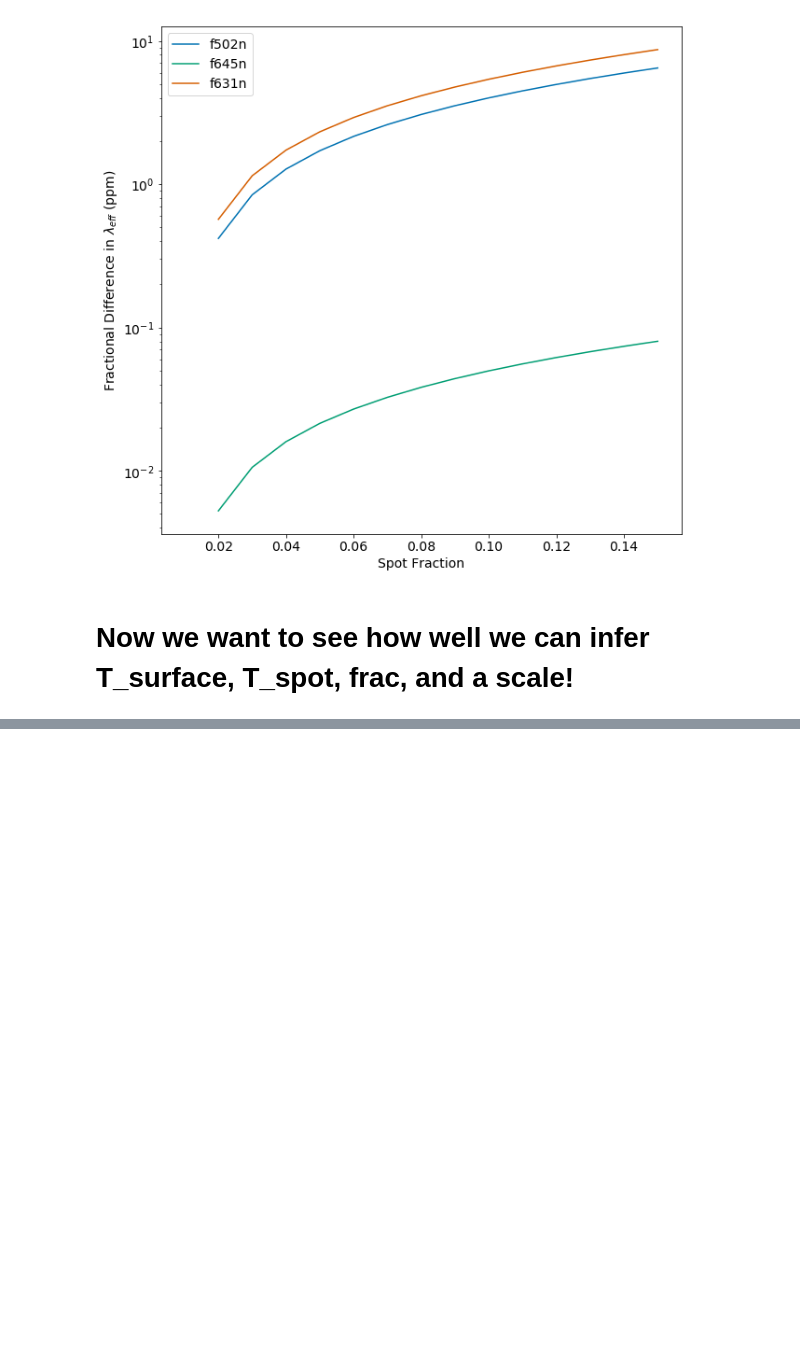
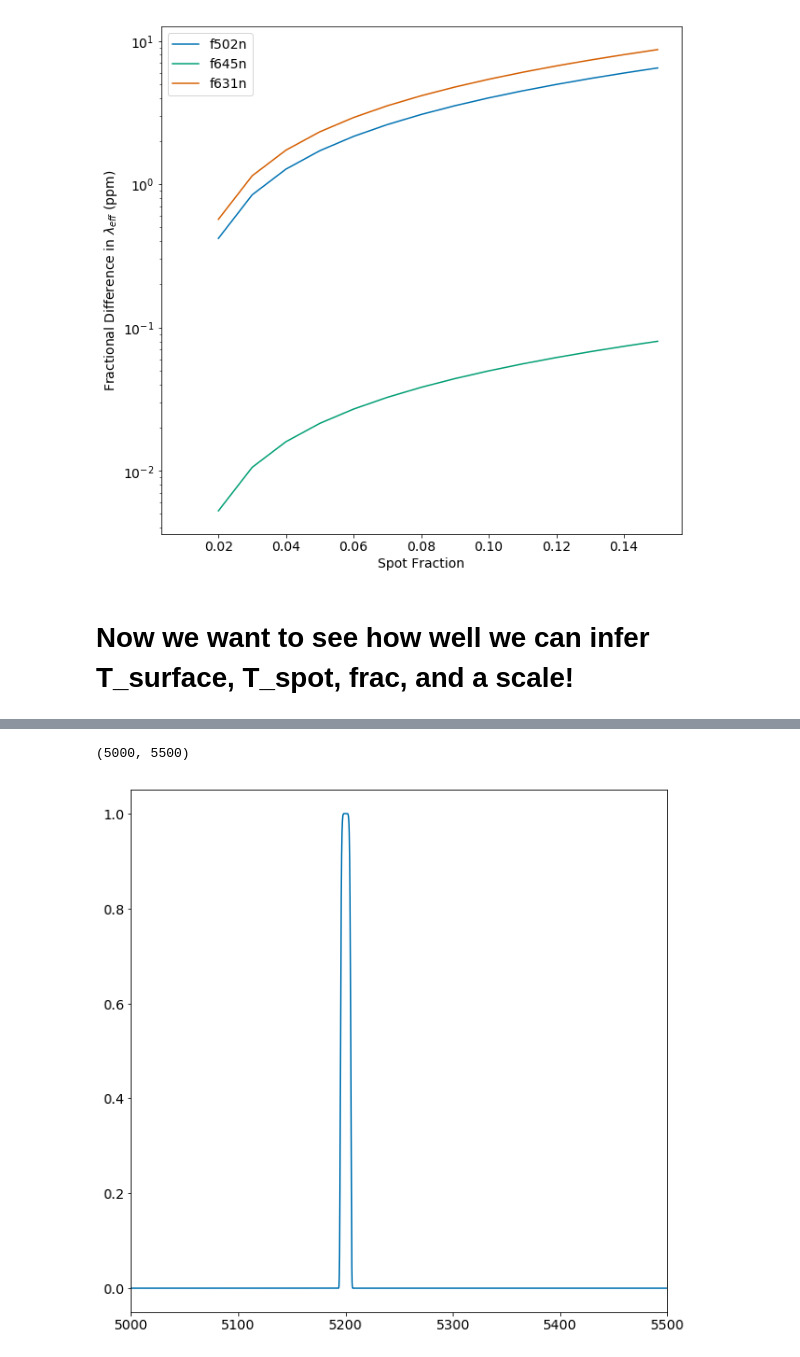
Before and after one commit to benjaminpope/toliman, a Jupyter notebook: synthetic.ipynb, the cells around one changed output, grey strips where cells are left out. Saved outputs shown, nothing was run; the diff lists cells and outputs as text; code cells hidden in the pictures; blank space fills up the shorter version.

```diff
--- a/synthetic.ipynb
+++ b/synthetic.ipynb
@@ -190,0 +194,9 @@ Wall time: 15.4 s
+# %%
+def supergaussian(wavels,centre,sigma=10):
+    return np.exp(-((wavels-centre)/(sigma/2.))**8)
+# %%
+plt.plot(wavels,supergaussian(wavels,5200))
+plt.xlim(5000,5500)
+# %% [output]
+(5000, 5500)
+[figure, added]
```
Also changed, not shown: parts of 8 cells of this notebook.
